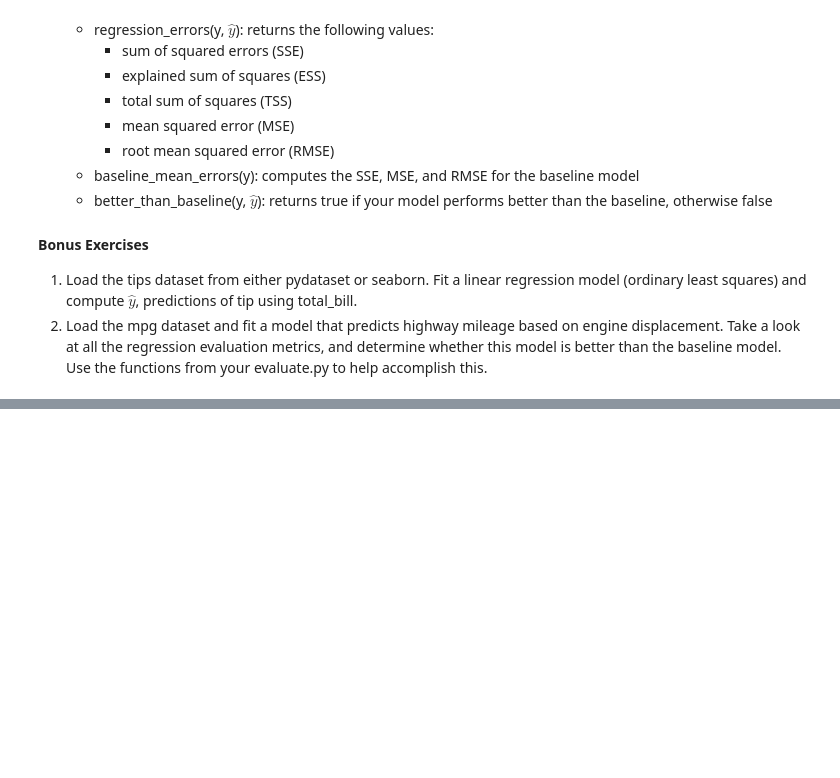
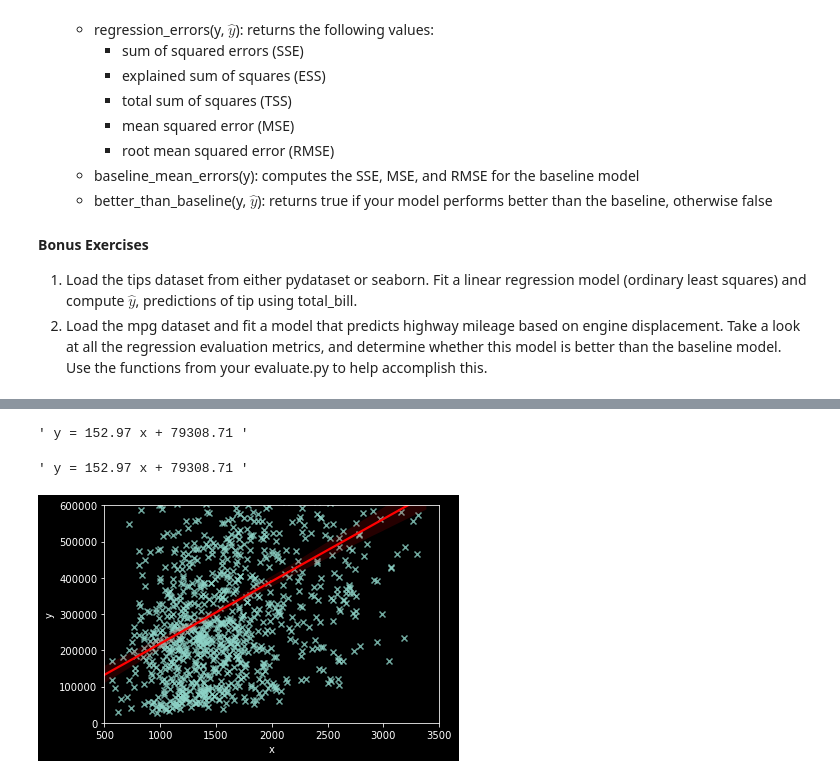
Before and after one commit to mackenr/regression-exercises, a Jupyter notebook: evaluate.ipynb, the cells around one changed output, grey strips where cells are left out. Drawn from its saved outputs; the diff is of its cells as text; code cells hidden in the pictures; blank space fills up the shorter version.

```diff
--- a/evaluate.ipynb
+++ b/evaluate.ipynb
@@ -243,0 +251,50 @@ print('Explained Variance = ', round(evs,3))
+# %%
+
+
+
+# get coeffs of linear fit
+slope, intercept, r_value, p_value, std_err = stats.linregress(dfa['x'],dfa['y'])
+
+# # use line_kws to set line label for legend
+# ax = sns.lmplot(x='x', y='y',ci=95, data=dfa.sample(n=1000), markers='x',scatter=True, line_kws={'label':"y={0:.1f}x+{1:.1f}".format(slope,intercept),'color':'r'})
+
+# # plot legend
+# ax.legend()
+
+# plt.show()
+slope, intercept, r_value, p_value, std_err
+m=slope
+b=intercept
+line=f" y = {m:.2f} x + {b:.2f} "
+line
+# %% [output]
+' y = 152.97 x + 79308.71 '
+# %%
+
+
+# get coeffs of linear fit
+slope, intercept, r_value, p_value, std_err = stats.linregress(dfa['x'],dfa['yhat'])
+
+# # use line_kws to set line label for legend
+# ax = sns.lmplot(x='x', y='y',ci=95, data=dfa.sample(n=1000), markers='x',scatter=True, line_kws={'label':"y={0:.1f}x+{1:.1f}".format(slope,intercept),'color':'r'})
+
+# # plot legend
+# ax.legend()
+
+# plt.show()
+slope, intercept, r_value, p_value, std_err
+m=slope
+b=intercept
+line=f" y = {m:.2f} x + {b:.2f} "
+line
+# %% [output]
+' y = 152.97 x + 79308.71 '
+# %%
+ax1=sns.regplot(x='x', y='y',ci=95, data=dfa.sample(n=1000), marker='x',scatter=True,line_kws={'color':'r'})
+
+
+ax1.set_ylim(0,600_000)
+ax1.set_xlim(500,3_500)
+plt.show()
+# %% [output]
+[figure, added]
```
Also changed, not shown: parts of 11 cells of this notebook, 1 other file.
